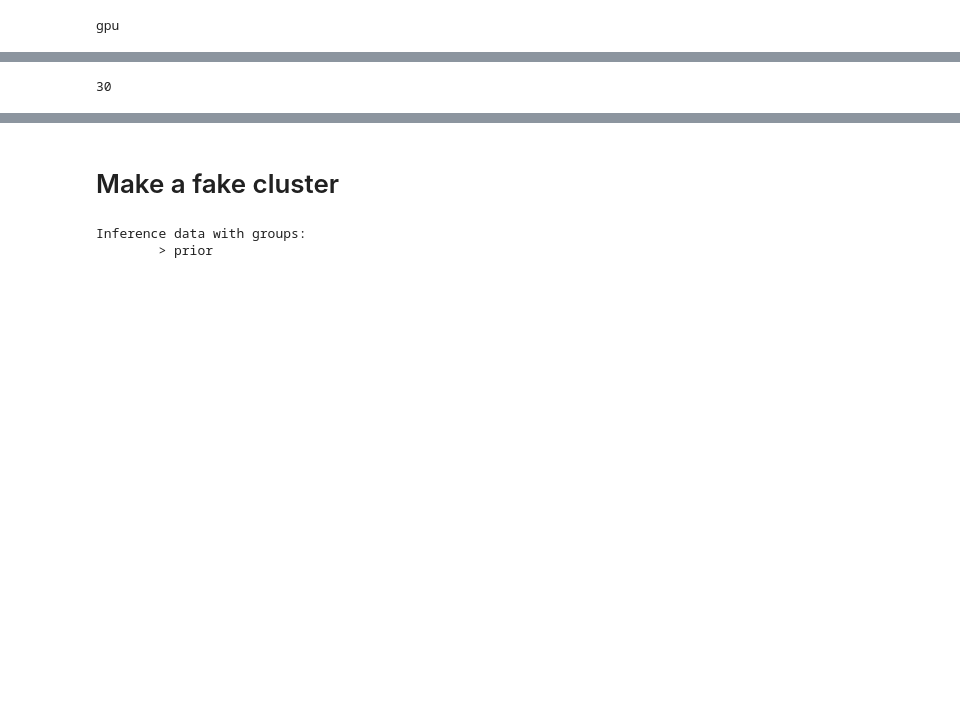
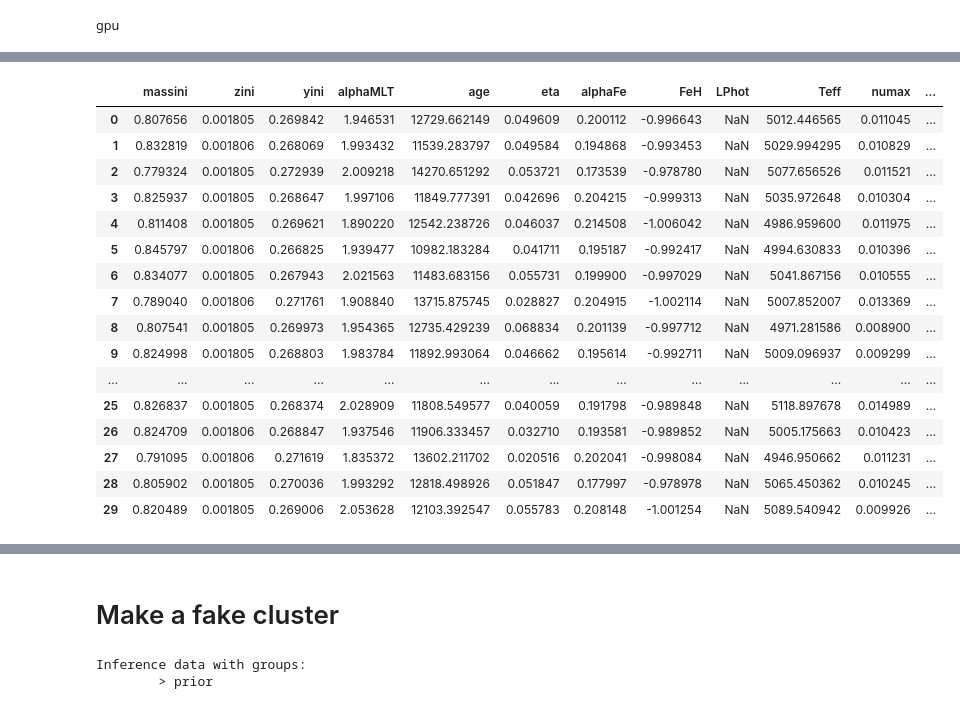
Before and after one commit to ehatt98/M4-hierarchical, a Jupyter notebook: notebooks/test-sampling-hierarchical-age.ipynb, the cells around one changed output, grey strips where cells are left out. Saved outputs shown, nothing was run; the diff lists cells and outputs as text; code cells hidden in the pictures; blank space fills up the shorter version.

```diff
--- a/notebooks/test-sampling-hierarchical-age.ipynb
+++ b/notebooks/test-sampling-hierarchical-age.ipynb
@@ -82,31 +82,47 @@ I0000 00:00:1740672206.827640 1665980 gpu_device.cc:2022] Created device /job:lo
 # %%
 df_full = pd.read_hdf('../grids/Chiara.hdf5', key='df')
 
 df_full['logLPhot'] = np.log10(df_full['LPhot'])
 
 inputs = model_outputs.inputs
 
 outputs = ['FeH', 'LPhot', 'Teff', 'numax', 'dnuSer']
 
 hierarchical_params = ['mu_age', 'std_age']
 
 df = df_full[inputs+outputs+['logLPhot']]
 
 normconsts['LPhot'] = (np.min(df_full['LPhot']), np.max(df_full['LPhot']))
 
 seed = 42
 
 #Then I pick a hare - I need to try with an emu instead, this was just quick to make sure the sampling runs at al
 input_consts = np.load('./fake-data/fake-cluster-observations-from-one-hare-consts.npy', allow_pickle = True).item()
 
 obs = pd.read_csv('./fake-data/fake-cluster-observations-from-one-hare.csv')
 
 df_small = df.sample(frac = 0.001, random_state = seed)
 
 num_stars = len(obs['FeH'])
-num_stars
+obs
 # %% [output]
-30
+|  | massini | zini | yini | alphaMLT | age | eta | alphaFe | FeH | LPhot | Teff | numax | ... |
+| 0 | 0.807656 | 0.001805 | 0.269842 | 1.946531 | 12729.662149 | 0.049609 | 0.200112 | -0.996643 | NaN | 5012.446565 | 0.011045 | ... |
+| 1 | 0.832819 | 0.001806 | 0.268069 | 1.993432 | 11539.283797 | 0.049584 | 0.194868 | -0.993453 | NaN | 5029.994295 | 0.010829 | ... |
+| 2 | 0.779324 | 0.001805 | 0.272939 | 2.009218 | 14270.651292 | 0.053721 | 0.173539 | -0.978780 | NaN | 5077.656526 | 0.011521 | ... |
+| 3 | 0.825937 | 0.001805 | 0.268647 | 1.997106 | 11849.777391 | 0.042696 | 0.204215 | -0.999313 | NaN | 5035.972648 | 0.010304 | ... |
+| 4 | 0.811408 | 0.001805 | 0.269621 | 1.890220 | 12542.238726 | 0.046037 | 0.214508 | -1.006042 | NaN | 4986.959600 | 0.011975 | ... |
+| 5 | 0.845797 | 0.001806 | 0.266825 | 1.939477 | 10982.183284 | 0.041711 | 0.195187 | -0.992417 | NaN | 4994.630833 | 0.010396 | ... |
+| 6 | 0.834077 | 0.001805 | 0.267943 | 2.021563 | 11483.683156 | 0.055731 | 0.199900 | -0.997029 | NaN | 5041.867156 | 0.010555 | ... |
+| 7 | 0.789040 | 0.001806 | 0.271761 | 1.908840 | 13715.875745 | 0.028827 | 0.204915 | -1.002114 | NaN | 5007.852007 | 0.013369 | ... |
+| 8 | 0.807541 | 0.001805 | 0.269973 | 1.954365 | 12735.429239 | 0.068834 | 0.201139 | -0.997712 | NaN | 4971.281586 | 0.008900 | ... |
+| 9 | 0.824998 | 0.001805 | 0.268803 | 1.983784 | 11892.993064 | 0.046662 | 0.195614 | -0.992711 | NaN | 5009.096937 | 0.009299 | ... |
+| ... | ... | ... | ... | ... | ... | ... | ... | ... | ... | ... | ... | ... |
+| 25 | 0.826837 | 0.001805 | 0.268374 | 2.028909 | 11808.549577 | 0.040059 | 0.191798 | -0.989848 | NaN | 5118.897678 | 0.014989 | ... |
+| 26 | 0.824709 | 0.001806 | 0.268847 | 1.937546 | 11906.333457 | 0.032710 | 0.193581 | -0.989852 | NaN | 5005.175663 | 0.010423 | ... |
+| 27 | 0.791095 | 0.001806 | 0.271619 | 1.835372 | 13602.211702 | 0.020516 | 0.202041 | -0.998084 | NaN | 4946.950662 | 0.011231 | ... |
+| 28 | 0.805902 | 0.001805 | 0.270036 | 1.993292 | 12818.498926 | 0.051847 | 0.177997 | -0.978978 | NaN | 5065.450362 | 0.010245 | ... |
+| 29 | 0.820489 | 0.001805 | 0.269006 | 2.053628 | 12103.392547 | 0.055783 | 0.208148 | -1.001254 | NaN | 5089.540942 | 0.009926 | ... |
 # %%
 prior_values = [input_consts['massini'][0], input_consts['zini'][0], input_consts['yini'][0], input_consts['alphaMLT'][0], \
                 input_consts['age'][0], input_consts['eta'][0], input_consts['alphaFe'][0]]
```
Also changed, not shown: parts of 17 cells of this notebook, 1 other file.
